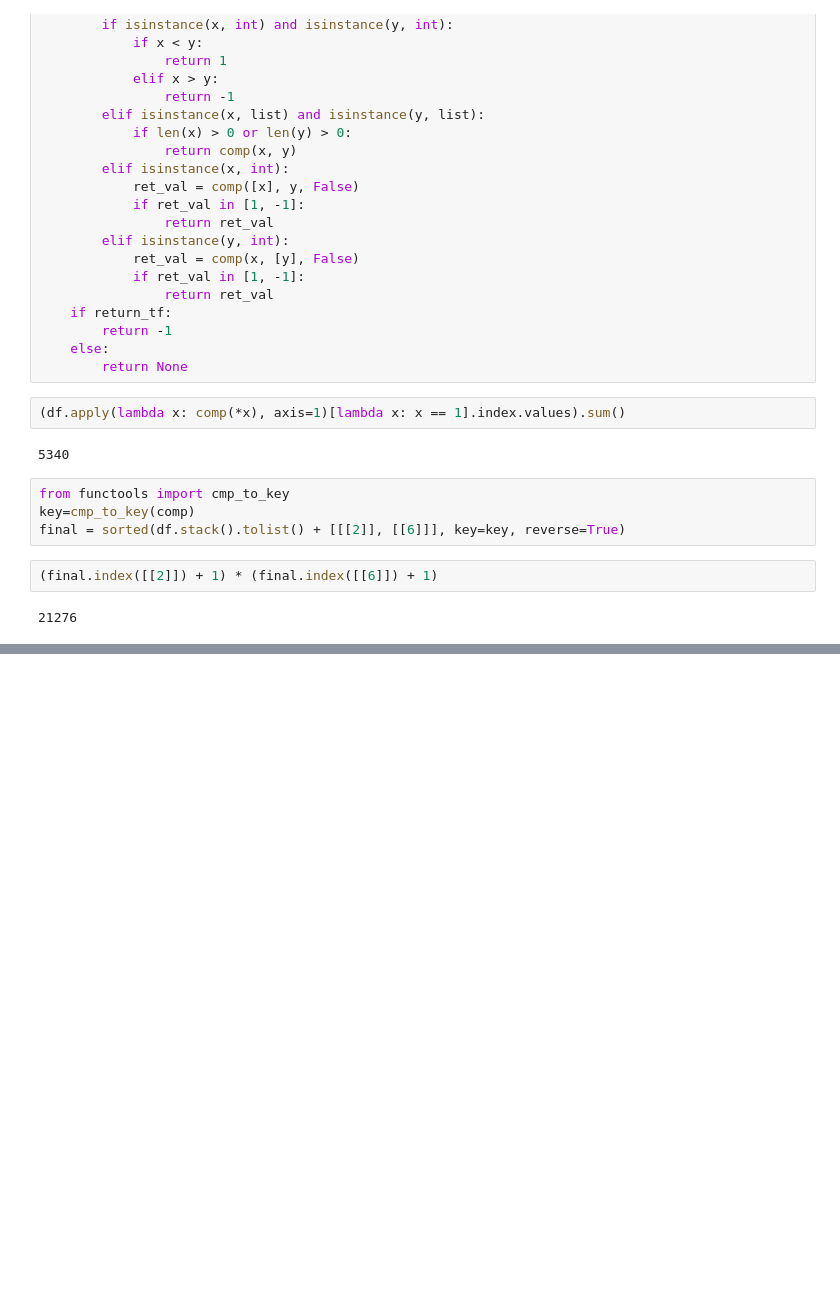
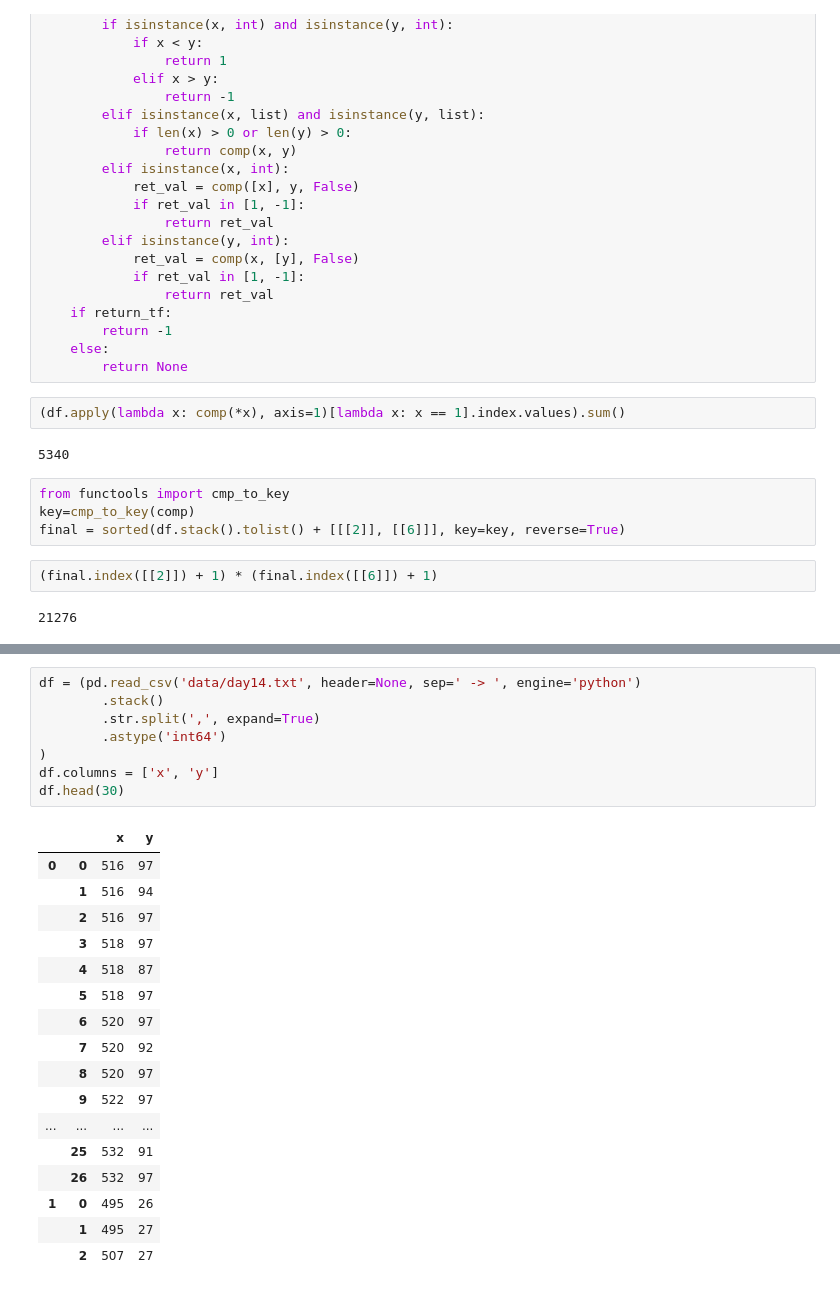
Before and after one commit to tdpetrou/Advent-of-Code-Pandas, a Jupyter notebook: 2022/Problems.ipynb, the cells around one changed output, grey strips where cells are left out. Saved outputs shown, nothing was run; the diff lists cells and outputs as text; blank space fills up the shorter version.

```diff
--- a/2022/Problems.ipynb
+++ b/2022/Problems.ipynb
@@ -820,0 +1541,26 @@ final = sorted(df.stack().tolist() + [[[2]], [[6]]], key=key, reverse=True)
+# %%
+df = (pd.read_csv('data/day14.txt', header=None, sep=' -> ', engine='python')
+        .stack()
+        .str.split(',', expand=True)
+        .astype('int64')
+)
+df.columns = ['x', 'y']
+df.head(30)
+# %% [output]
+|  |  | x | y |
+| 0 | 0 | 516 | 97 |
+|  | 1 | 516 | 94 |
+|  | 2 | 516 | 97 |
+|  | 3 | 518 | 97 |
+|  | 4 | 518 | 87 |
+|  | 5 | 518 | 97 |
+|  | 6 | 520 | 97 |
+|  | 7 | 520 | 92 |
+|  | 8 | 520 | 97 |
+|  | 9 | 522 | 97 |
+| ... | ... | ... | ... |
+|  | 25 | 532 | 91 |
+|  | 26 | 532 | 97 |
+| 1 | 0 | 495 | 26 |
+|  | 1 | 495 | 27 |
+|  | 2 | 507 | 27 |
```
Also changed, not shown: parts of 120 cells of this notebook, 2 other files.
